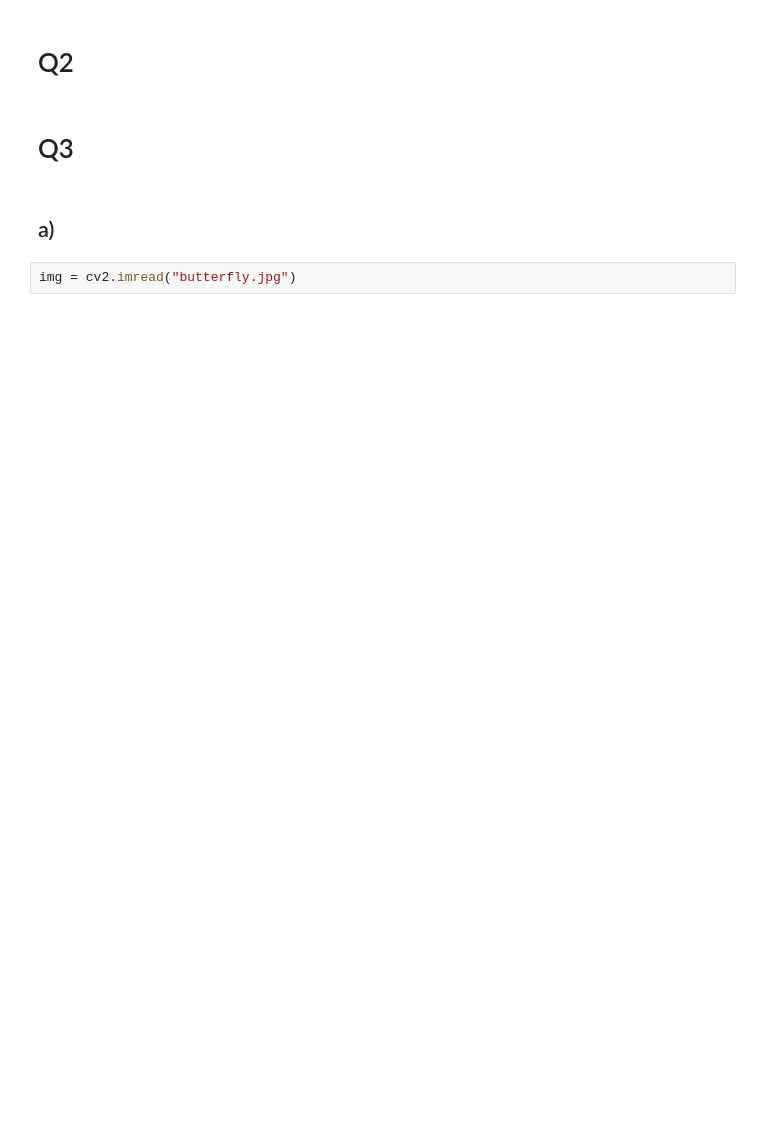
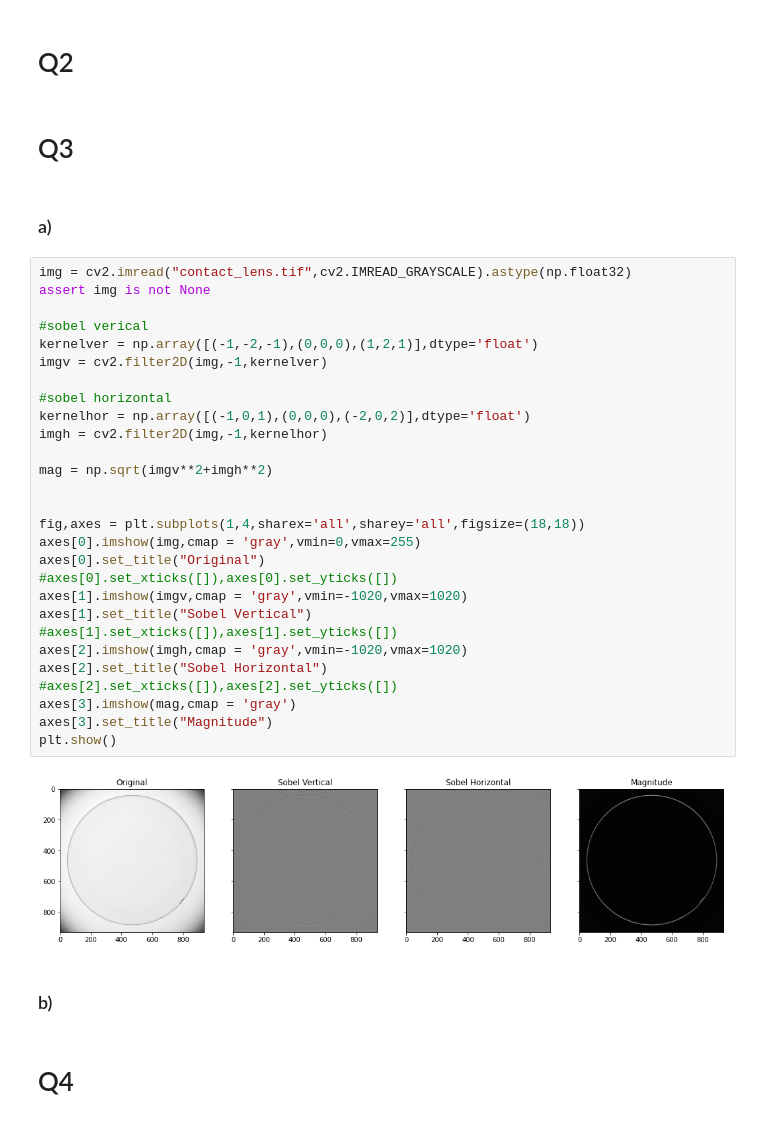
Before and after one commit to muditha11/ImageProcessingAndMachineVision, a Jupyter notebook: 3/3.ipynb, the cells around one changed output. Saved outputs shown, nothing was run; the diff lists cells and outputs as text; blank space fills up the shorter version.

```diff
--- a/3/3.ipynb
+++ b/3/3.ipynb
@@ -40,6 +38,38 @@ plt.imshow()
 # %% [markdown]
 # Q3
 # %% [markdown]
-## a)
+### a)
-# %%
-img = cv2.imread("butterfly.jpg")
+# %%
+img = cv2.imread("contact_lens.tif",cv2.IMREAD_GRAYSCALE).astype(np.float32)
+assert img is not None
+
+#sobel verical
+kernelver = np.array([(-1,-2,-1),(0,0,0),(1,2,1)],dtype='float')
+imgv = cv2.filter2D(img,-1,kernelver)
+
+#sobel horizontal
+kernelhor = np.array([(-1,0,1),(0,0,0),(-2,0,2)],dtype='float')
+imgh = cv2.filter2D(img,-1,kernelhor)
+
+mag = np.sqrt(imgv**2+imgh**2)
+
+
+fig,axes = plt.subplots(1,4,sharex='all',sharey='all',figsize=(18,18))
+axes[0].imshow(img,cmap = 'gray',vmin=0,vmax=255)
+axes[0].set_title("Original")
+#axes[0].set_xticks([]),axes[0].set_yticks([])
+axes[1].imshow(imgv,cmap = 'gray',vmin=-1020,vmax=1020)
+axes[1].set_title("Sobel Vertical")
+#axes[1].set_xticks([]),axes[1].set_yticks([])
+axes[2].imshow(imgh,cmap = 'gray',vmin=-1020,vmax=1020)
+axes[2].set_title("Sobel Horizontal")
+#axes[2].set_xticks([]),axes[2].set_yticks([])
+axes[3].imshow(mag,cmap = 'gray')
+axes[3].set_title("Magnitude")
+plt.show()
+# %% [output]
+[figure, added]
+# %% [markdown]
+### b)
+# %% [markdown]
+# Q4
```
Also changed, not shown: parts of 1 cell of this notebook.
